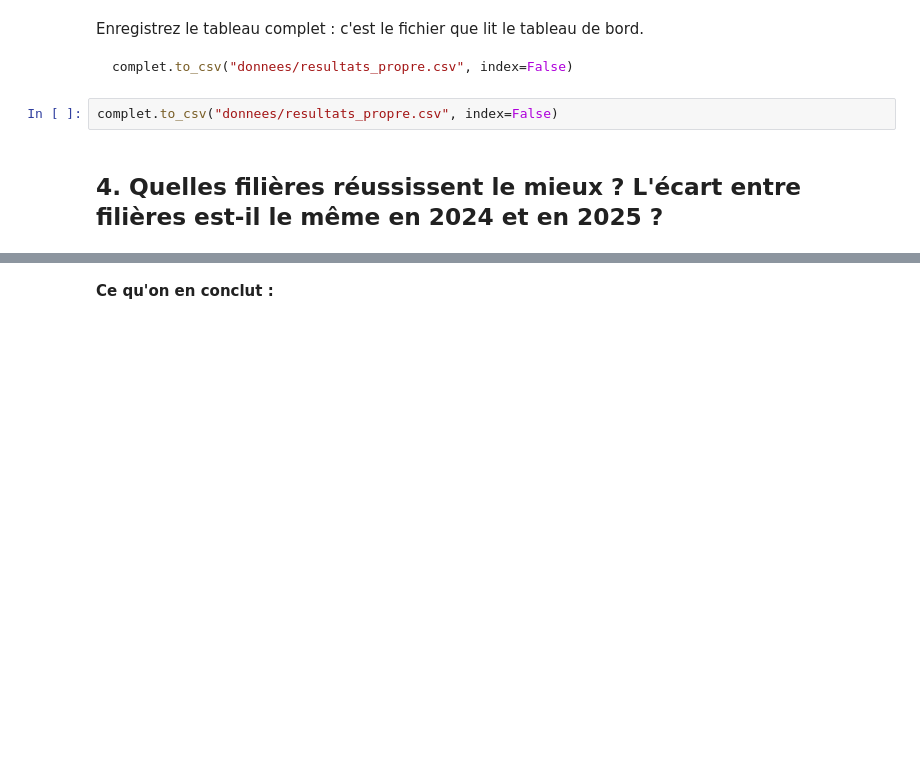
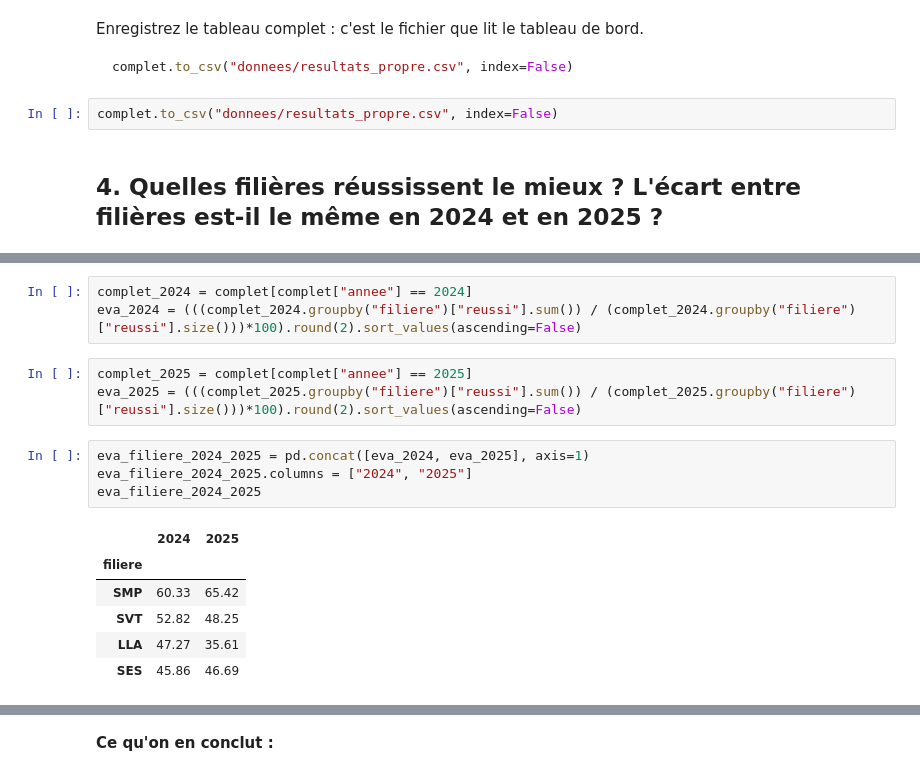
Before and after one commit to beaufilsronkerry/projet-data-examens, a Jupyter notebook: exploration.ipynb, the cells around one changed output, grey strips where cells are left out. Drawn from its saved outputs; the diff is of its cells as text; blank space fills up the shorter version.

```diff
--- a/exploration.ipynb
+++ b/exploration.ipynb
@@ -187,0 +197,17 @@ complet.to_csv("donnees/resultats_propre.csv", index=False)
+# %%
+complet_2024 = complet[complet["annee"] == 2024]
+eva_2024 = (((complet_2024.groupby("filiere")["reussi"].sum()) / (complet_2024.groupby("filiere")["reussi"].size()))*100).round(2).sort_values(ascending=False)
+# %%
+complet_2025 = complet[complet["annee"] == 2025]
+eva_2025 = (((complet_2025.groupby("filiere")["reussi"].sum()) / (complet_2025.groupby("filiere")["reussi"].size()))*100).round(2).sort_values(ascending=False)
+# %%
+eva_filiere_2024_2025 = pd.concat([eva_2024, eva_2025], axis=1)
+eva_filiere_2024_2025.columns = ["2024", "2025"]
+eva_filiere_2024_2025
+# %% [output]
+|  | 2024 | 2025 |
+| filiere |  |  |
+| SMP | 60.33 | 65.42 |
+| SVT | 52.82 | 48.25 |
+| LLA | 47.27 | 35.61 |
+| SES | 45.86 | 46.69 |
```
Also changed, not shown: parts of 6 cells of this notebook, 1 other file.
